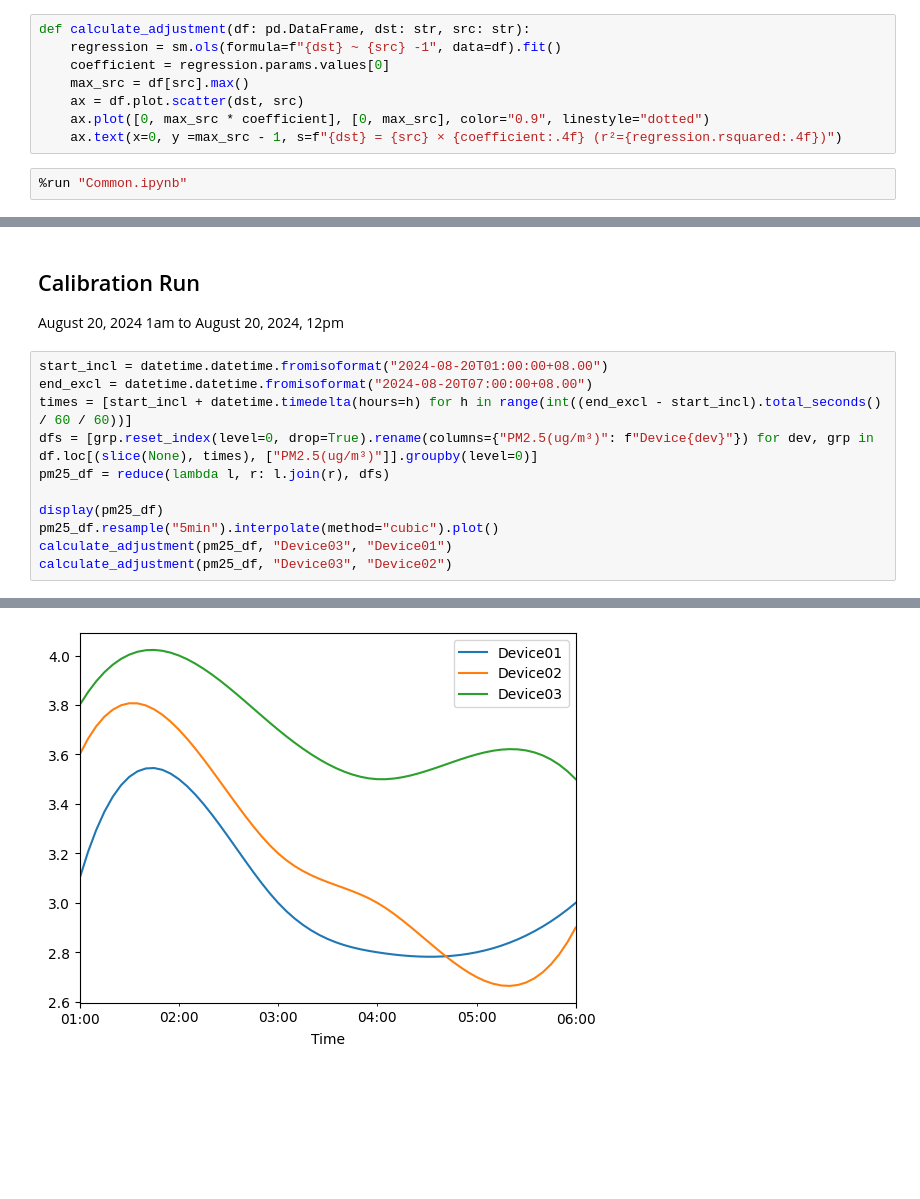
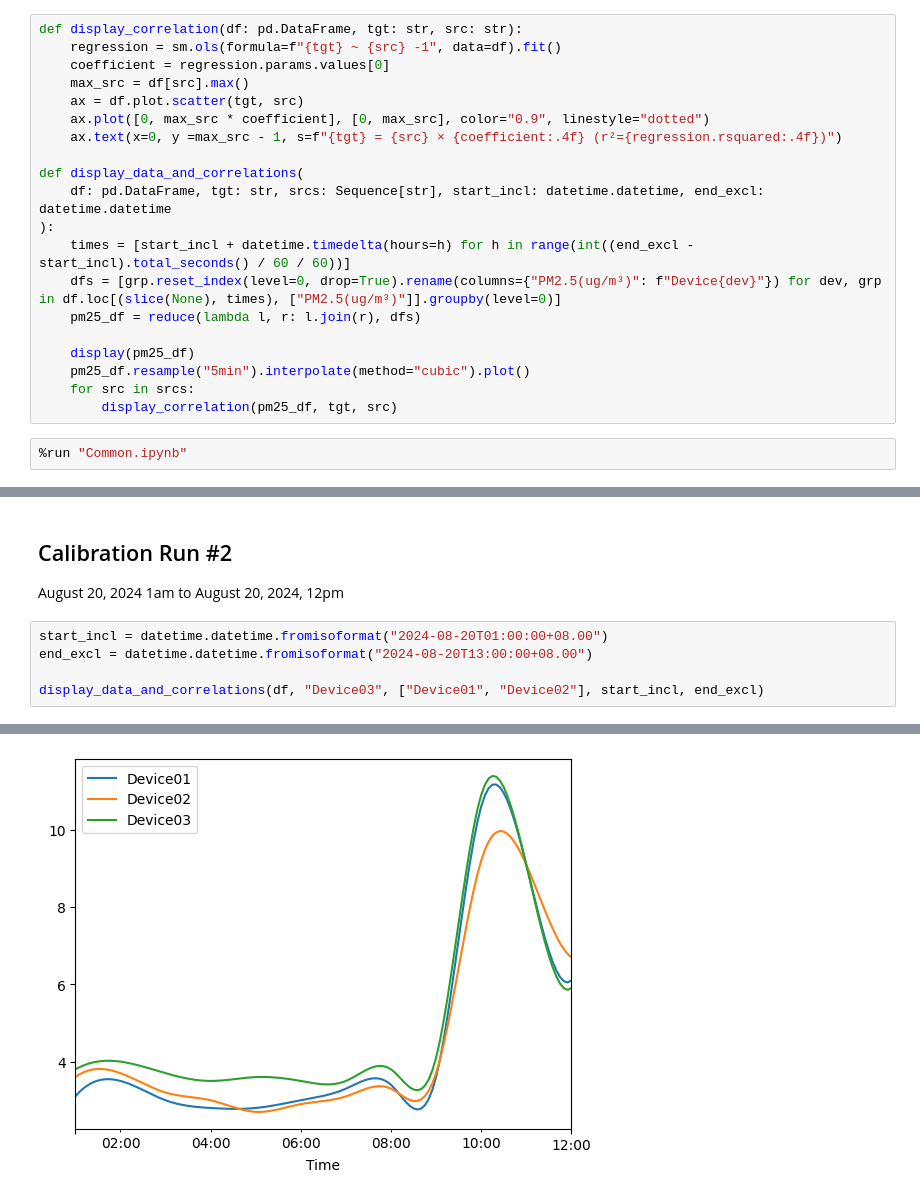
Before and after one commit to jackgene/trellis-aq, a Jupyter notebook: Sensor Calibration.ipynb, the cells around one changed output, grey strips where cells are left out. Drawn from its saved outputs; the diff is of its cells as text; blank space fills up the shorter version.

Commit message:
Second calibration run, added paragraph on methodology.

```diff
--- a/Sensor Calibration.ipynb
+++ b/Sensor Calibration.ipynb
@@ -12,11 +33,23 @@ from functools import reduce
 # %%
-def calculate_adjustment(df: pd.DataFrame, dst: str, src: str):
-    regression = sm.ols(formula=f"{dst} ~ {src} -1", data=df).fit()
+def display_correlation(df: pd.DataFrame, tgt: str, src: str):
+    regression = sm.ols(formula=f"{tgt} ~ {src} -1", data=df).fit()
     coefficient = regression.params.values[0]
     max_src = df[src].max()
-    ax = df.plot.scatter(dst, src)
+    ax = df.plot.scatter(tgt, src)
     ax.plot([0, max_src * coefficient], [0, max_src], color="0.9", linestyle="dotted")
-    ax.text(x=0, y =max_src - 1, s=f"{dst} = {src} × {coefficient:.4f} (r²={regression.rsquared:.4f})")
+    ax.text(x=0, y =max_src - 1, s=f"{tgt} = {src} × {coefficient:.4f} (r²={regression.rsquared:.4f})")
+
+def display_data_and_correlations(
+    df: pd.DataFrame, tgt: str, srcs: Sequence[str], start_incl: datetime.datetime, end_excl: datetime.datetime
+):
+    times = [start_incl + datetime.timedelta(hours=h) for h in range(int((end_excl - start_incl).total_seconds() / 60 / 60))]
+    dfs = [grp.reset_index(level=0, drop=True).rename(columns={"PM2.5(ug/m³)": f"Device{dev}"}) for dev, grp in df.loc[(slice(None), times), ["PM2.5(ug/m³)"]].groupby(level=0)]
+    pm25_df = reduce(lambda l, r: l.join(r), dfs)
+
+    display(pm25_df)
+    pm25_df.resample("5min").interpolate(method="cubic").plot()
+    for src in srcs:
+        display_correlation(pm25_df, tgt, src)
 # %%
 %run "Common.ipynb"
 # %% [markdown]
@@ -56,19 +83,13 @@ calculate_adjustment(pm25_df, "Device03", "Device02")
 [figure]
 [figure]
 # %% [markdown]
-## Calibration Run
+## Calibration Run #2
 August 20, 2024 1am to August 20, 2024, 12pm
 # %%
 start_incl = datetime.datetime.fromisoformat("2024-08-20T01:00:00+08.00")
-end_excl = datetime.datetime.fromisoformat("2024-08-20T07:00:00+08.00")
-times = [start_incl + datetime.timedelta(hours=h) for h in range(int((end_excl - start_incl).total_seconds() / 60 / 60))]
-dfs = [grp.reset_index(level=0, drop=True).rename(columns={"PM2.5(ug/m³)": f"Device{dev}"}) for dev, grp in df.loc[(slice(None), times), ["PM2.5(ug/m³)"]].groupby(level=0)]
-pm25_df = reduce(lambda l, r: l.join(r), dfs)
+end_excl = datetime.datetime.fromisoformat("2024-08-20T13:00:00+08.00")
 
-display(pm25_df)
-pm25_df.resample("5min").interpolate(method="cubic").plot()
-calculate_adjustment(pm25_df, "Device03", "Device01")
-calculate_adjustment(pm25_df, "Device03", "Device02")
+display_data_and_correlations(df, "Device03", ["Device01", "Device02"], start_incl, end_excl)
 # %% [output]
 |  | Device01 | Device02 | Device03 |
 | Time |  |  |  |
@@ -81 +108 @@ calculate_adjustment(pm25_df, "Device03", "Device02")
-[figure, old version]
+[figure, new version]
```
Also changed, not shown: parts of 5 cells of this notebook, 8 other files.
